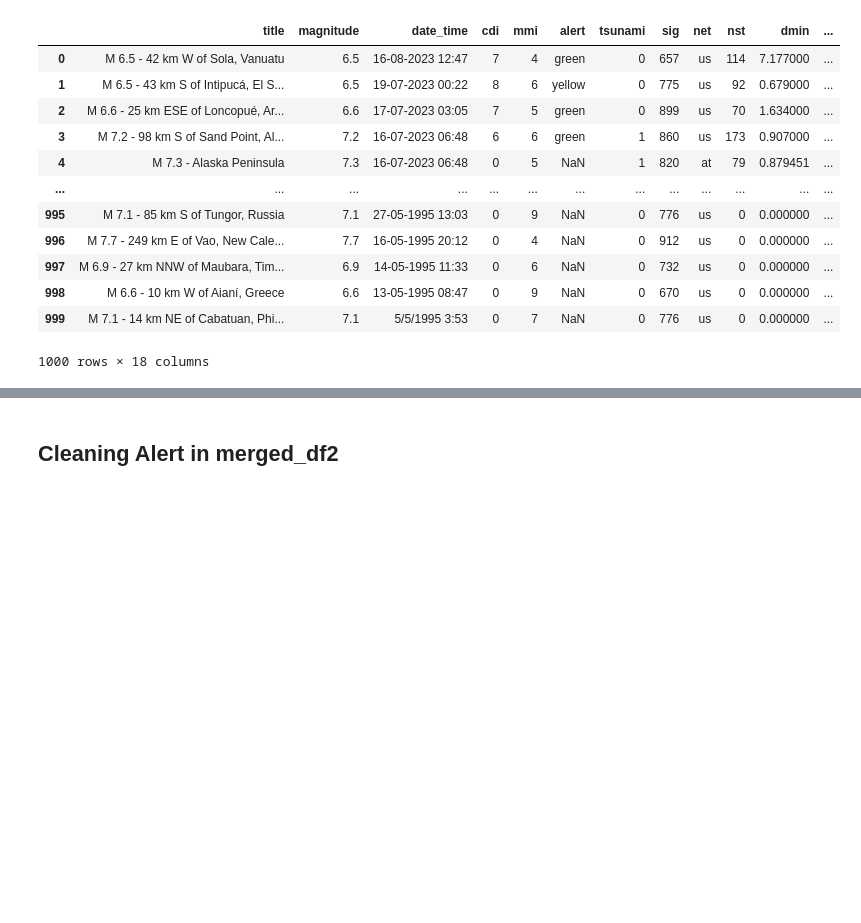
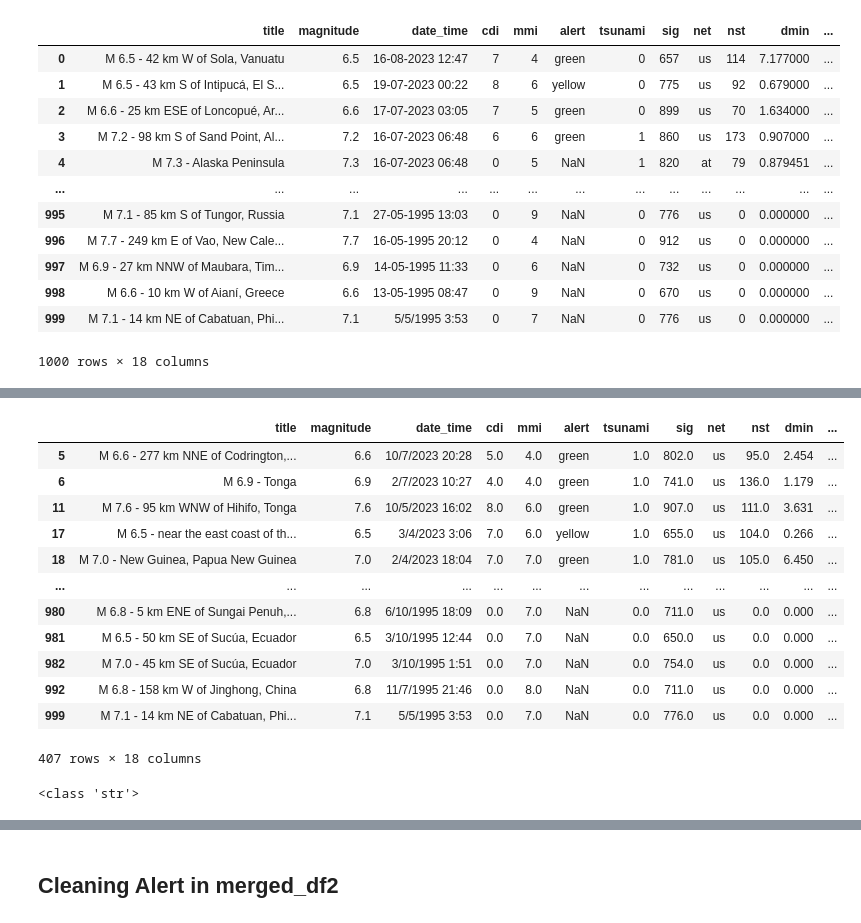
Before and after one commit to shivi13102/Earthquake_analysis, a Jupyter notebook: Cleaning_earthquake_Data.ipynb, the cells around one changed output, grey strips where cells are left out. Drawn from its saved outputs; the diff is of its cells as text; code cells hidden in the pictures; blank space fills up the shorter version.

```diff
--- a/Cleaning_earthquake_Data.ipynb
+++ b/Cleaning_earthquake_Data.ipynb
@@ -1046,0 +1049,24 @@ No common rows found.
+# %%
+# Check for rows where 'date_time' cannot be converted to datetime
+invalid_dates = merged_df2[~pd.to_datetime(merged_df2['date_time'], errors='coerce').notna()]
+display(invalid_dates)
+# %% [output]
+|  | title | magnitude | date_time | cdi | mmi | alert | tsunami | sig | net | nst | dmin | ... |
+| 5 | M 6.6 - 277 km NNE of Codrington,... | 6.6 | 10/7/2023 20:28 | 5.0 | 4.0 | green | 1.0 | 802.0 | us | 95.0 | 2.454 | ... |
+| 6 | M 6.9 - Tonga | 6.9 | 2/7/2023 10:27 | 4.0 | 4.0 | green | 1.0 | 741.0 | us | 136.0 | 1.179 | ... |
+| 11 | M 7.6 - 95 km WNW of Hihifo, Tonga | 7.6 | 10/5/2023 16:02 | 8.0 | 6.0 | green | 1.0 | 907.0 | us | 111.0 | 3.631 | ... |
+| 17 | M 6.5 - near the east coast of th... | 6.5 | 3/4/2023 3:06 | 7.0 | 6.0 | yellow | 1.0 | 655.0 | us | 104.0 | 0.266 | ... |
+| 18 | M 7.0 - New Guinea, Papua New Guinea | 7.0 | 2/4/2023 18:04 | 7.0 | 7.0 | green | 1.0 | 781.0 | us | 105.0 | 6.450 | ... |
+| ... | ... | ... | ... | ... | ... | ... | ... | ... | ... | ... | ... | ... |
+| 980 | M 6.8 - 5 km ENE of Sungai Penuh,... | 6.8 | 6/10/1995 18:09 | 0.0 | 7.0 | NaN | 0.0 | 711.0 | us | 0.0 | 0.000 | ... |
+| 981 | M 6.5 - 50 km SE of Sucúa, Ecuador | 6.5 | 3/10/1995 12:44 | 0.0 | 7.0 | NaN | 0.0 | 650.0 | us | 0.0 | 0.000 | ... |
+| 982 | M 7.0 - 45 km SE of Sucúa, Ecuador | 7.0 | 3/10/1995 1:51 | 0.0 | 7.0 | NaN | 0.0 | 754.0 | us | 0.0 | 0.000 | ... |
+| 992 | M 6.8 - 158 km W of Jinghong, China | 6.8 | 11/7/1995 21:46 | 0.0 | 8.0 | NaN | 0.0 | 711.0 | us | 0.0 | 0.000 | ... |
+| 999 | M 7.1 - 14 km NE of Cabatuan, Phi... | 7.1 | 5/5/1995 3:53 | 0.0 | 7.0 | NaN | 0.0 | 776.0 | us | 0.0 | 0.000 | ... |
+407 rows × 18 columns
+# %%
+value_at_index_5 = merged_df2.loc[0, 'date_time']
+datatype = type(value_at_index_5)
+print(datatype)
+# %% [output]
+<class 'str'>
```
Also changed, not shown: parts of 17 cells of this notebook.
